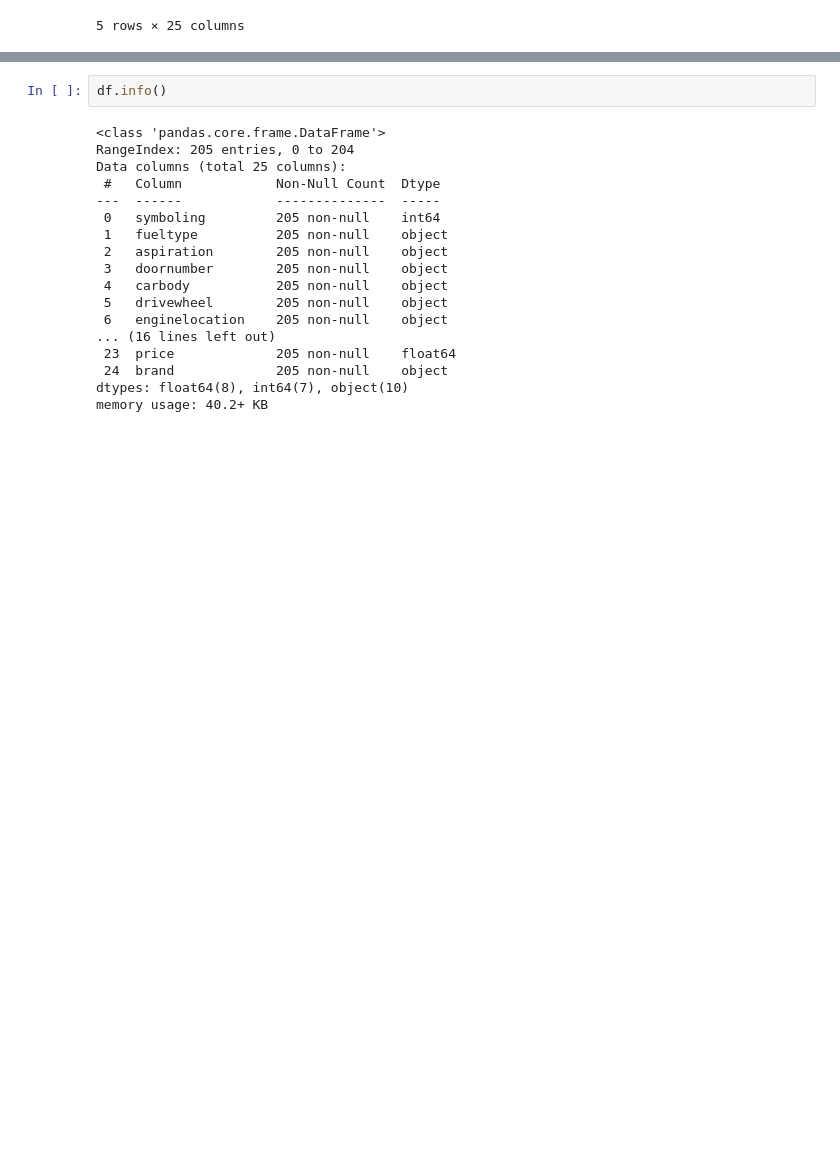
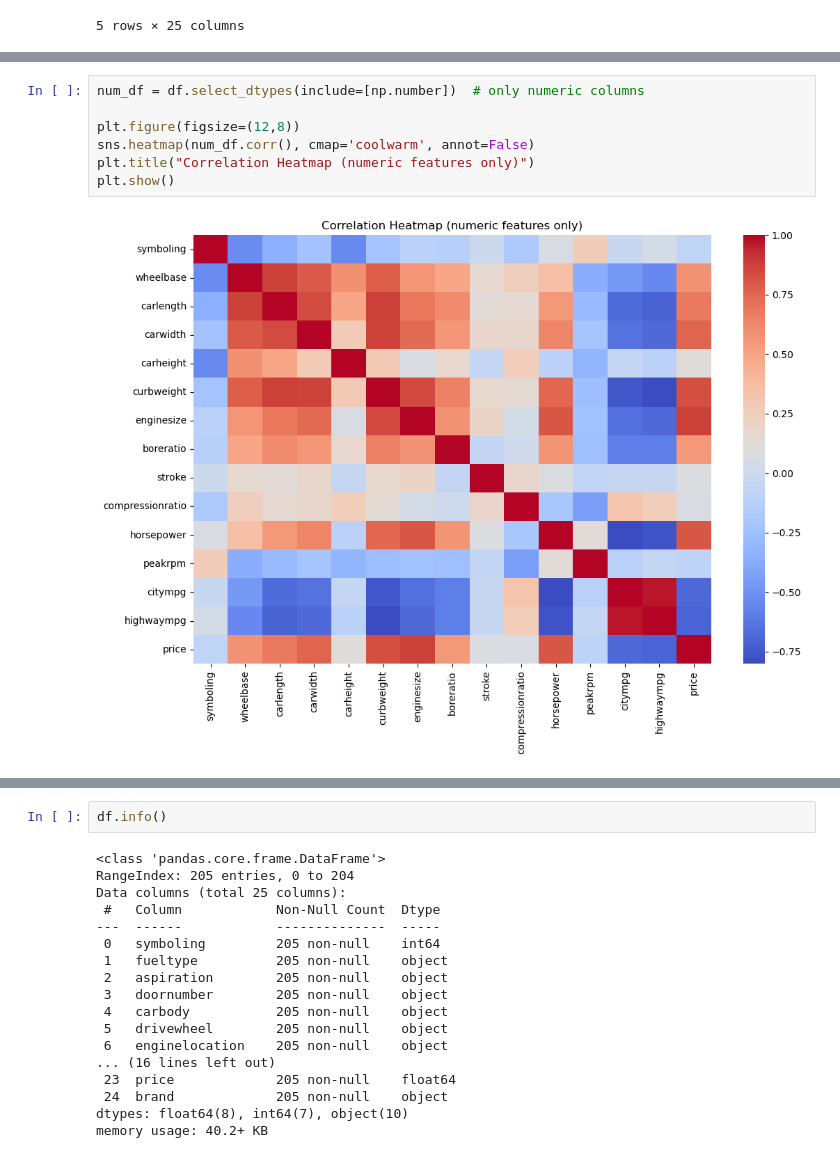
Before and after one commit to MahirIslam009/CS171, a Jupyter notebook: FinalProject.ipynb, the cells around one changed output, grey strips where cells are left out. Saved outputs shown, nothing was run; the diff lists cells and outputs as text; blank space fills up the shorter version.

```diff
--- a/FinalProject.ipynb
+++ b/FinalProject.ipynb
@@ -82,0 +116,9 @@ df.head()
+# %%
+num_df = df.select_dtypes(include=[np.number])  # only numeric columns
+
+plt.figure(figsize=(12,8))
+sns.heatmap(num_df.corr(), cmap='coolwarm', annot=False)
+plt.title("Correlation Heatmap (numeric features only)")
+plt.show()
+# %% [output]
+[figure, added]
```
Also changed, not shown: parts of 31 cells of this notebook, 1 other file.
